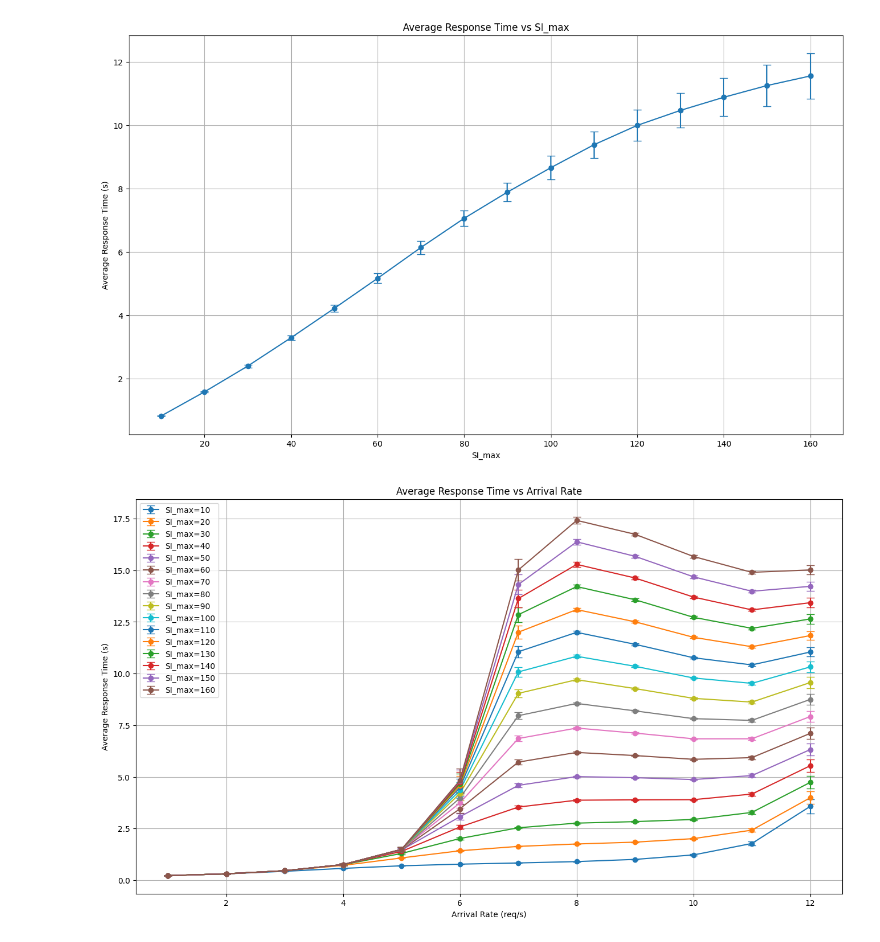
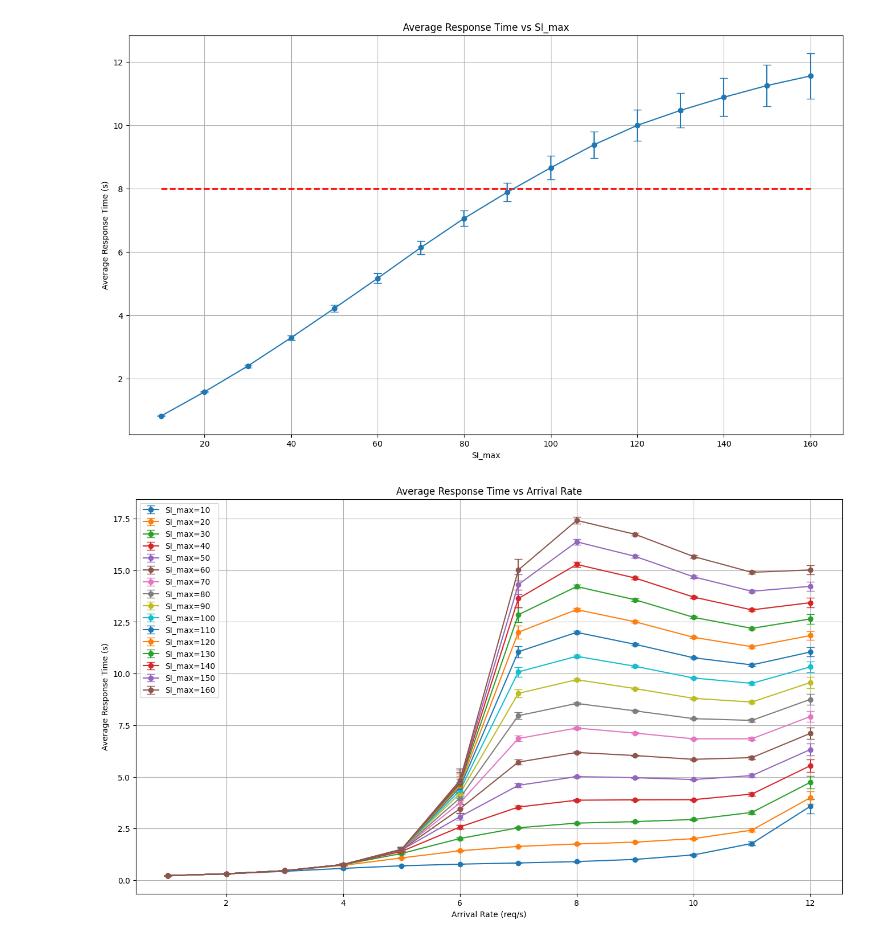
Before and after one commit to LucaFalasca/RightSizing-SpikeServer, a Jupyter notebook: src/graph_generator.ipynb, the cells around one changed output. Saved outputs shown, nothing was run; the diff lists cells and outputs as text; code cells hidden in the pictures.

```diff
--- a/src/graph_generator.ipynb
+++ b/src/graph_generator.ipynb
@@ -1,19 +1,28 @@
 # %%
 import pandas as pd
 # Prendo il csv e lo converto in pandas
 data = pd.read_csv('data/experiment_si_max.csv')
-
+data["sla_total_response_time"] = 8.0
 # faccio un plot
 import matplotlib.pyplot as plt
 plt.figure(figsize=(16,9))
 plt.errorbar(data['SI_max'], data['total_response_time_Mean'], yerr=data['total_response_time_CI95'], marker='o', capsize=5)
+plt.plot(data['SI_max'], data["sla_total_response_time"], linestyle='--', color='red', linewidth=2, label='SLA: 8s')
 plt.title('Average Response Time vs SI_max')
 plt.xlabel('SI_max')
 plt.ylabel('Average Response Time (s)')
 plt.grid()
+plt.savefig('../docs/images/response_time_vs_si_max.png')
 plt.show()
+
+# Salvo i dati utilizzati nel grafico in un file csv
+df = data[['SI_max', 'total_response_time_Mean', 'total_response_time_CI95']]
+
+# rinomino le colonne togliendo gli underscore e mettendo gli spazi
+df.columns = ['SI max', 'Total Response Time Mean', 'Total Response Time CI95']
+df.to_csv('../docs/data_tables/response_time_vs_si_max.csv', index=False)
 # %% [output]
-[figure, old version]
+[figure, new version]
 # %%
 import pandas as pd
 # Prendo il csv e lo converto in pandas
```
Also changed, not shown: parts of 2 cells of this notebook, 14 other files.
